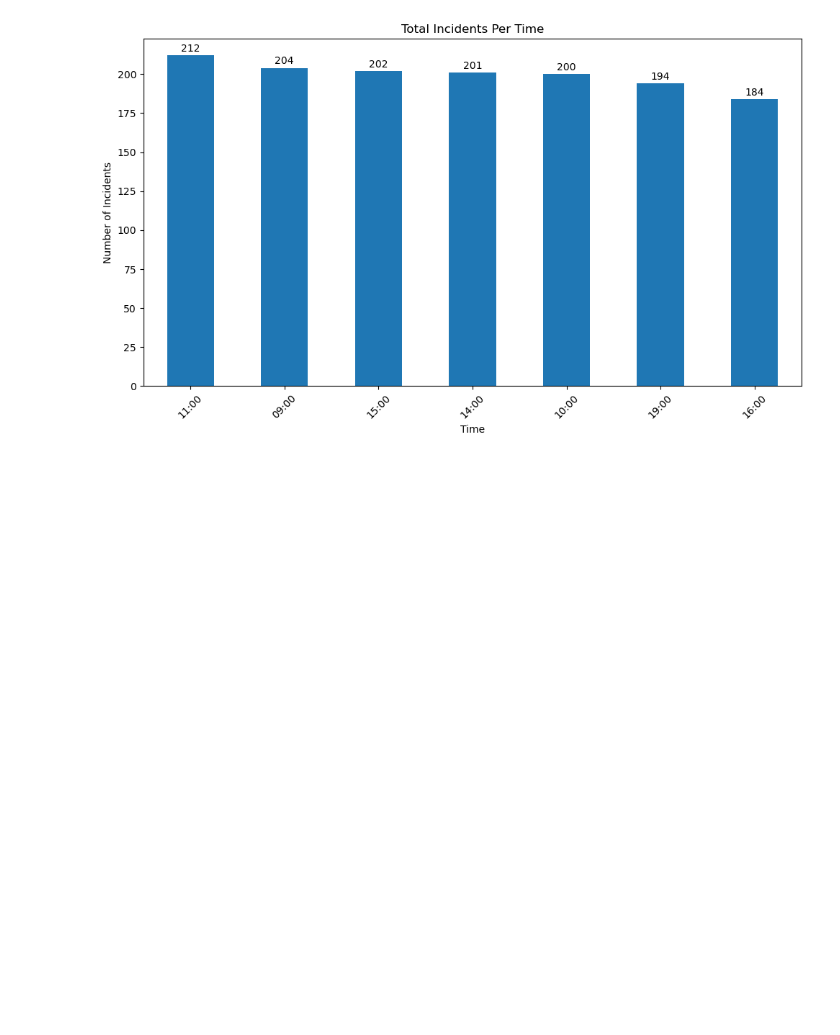
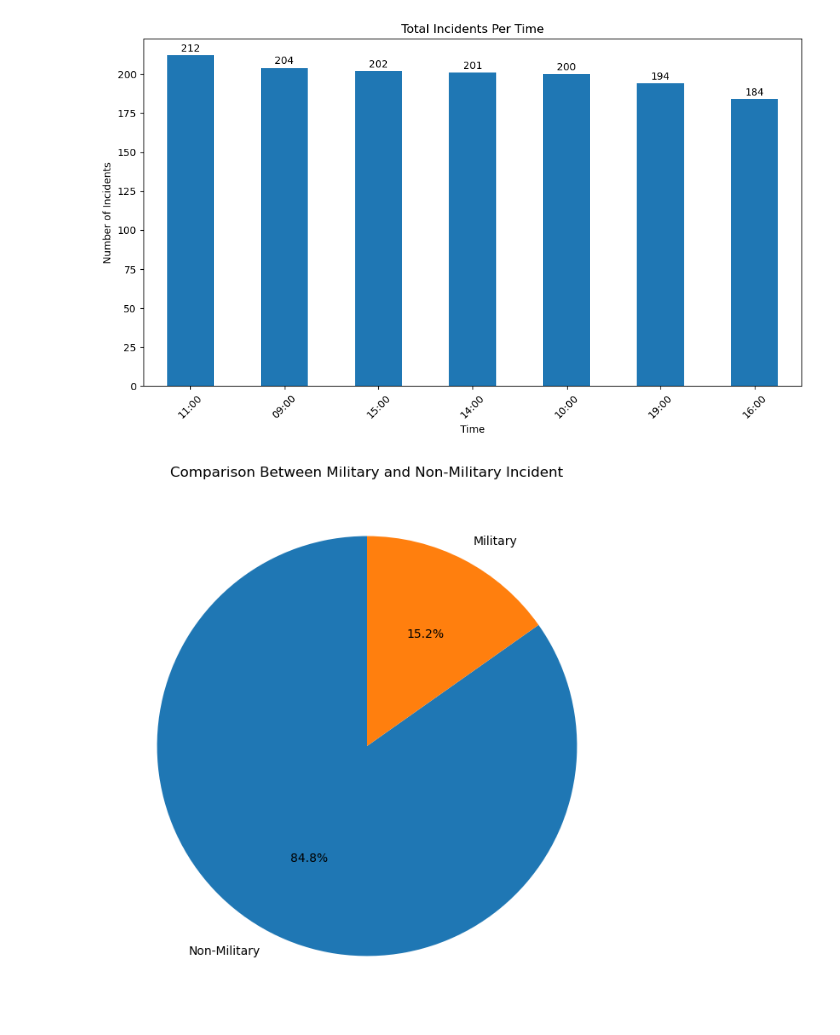
Before and after one commit to FlazeFy2/DS-Airplane_Crashes_Dataset_Since_1908, a Jupyter notebook: exploratory data analysis-pie.ipynb, the cells around one changed output. Cells and saved outputs as stored; diff of their text form; code cells hidden in the pictures; blank space fills up the shorter version.

Commit message:
[DS] Exploratory Data Analysis (EDA) - Pie Chart Comparison Between Military and Non-Military Incident

```diff
--- a/exploratory data analysis-pie.ipynb
+++ b/exploratory data analysis-pie.ipynb
@@ -144,3 +144,25 @@ plt.tight_layout()
 plt.show()
 # %% [output]
 [figure]
+# %%
+import pandas as pd
+import statistics
+import numpy as np
+import matplotlib.pyplot as plt
+
+# Declaration
+df = pd.read_csv("Airplane_crashes_dataset_since_1908.csv", encoding="ISO-8859-1")
+
+# Exploratory Data Analysis (EDA) - Pie Chart Comparison Between Military and Non-Military Incident
+# Dataset
+df['Category'] = df['operator'].apply(lambda x: 'Military' if isinstance(x, str) and 'Military' in x else 'Non-Military')
+category_counts = df['Category'].value_counts()
+
+# Pie Chart
+plt.figure(figsize=(8,8))
+category_counts.plot.pie(autopct='%1.1f%%', startangle=90)
+plt.title("Comparison Between Military and Non-Military Incident")
+plt.ylabel("")
+plt.show()
+# %% [output]
+[figure, added]
```
